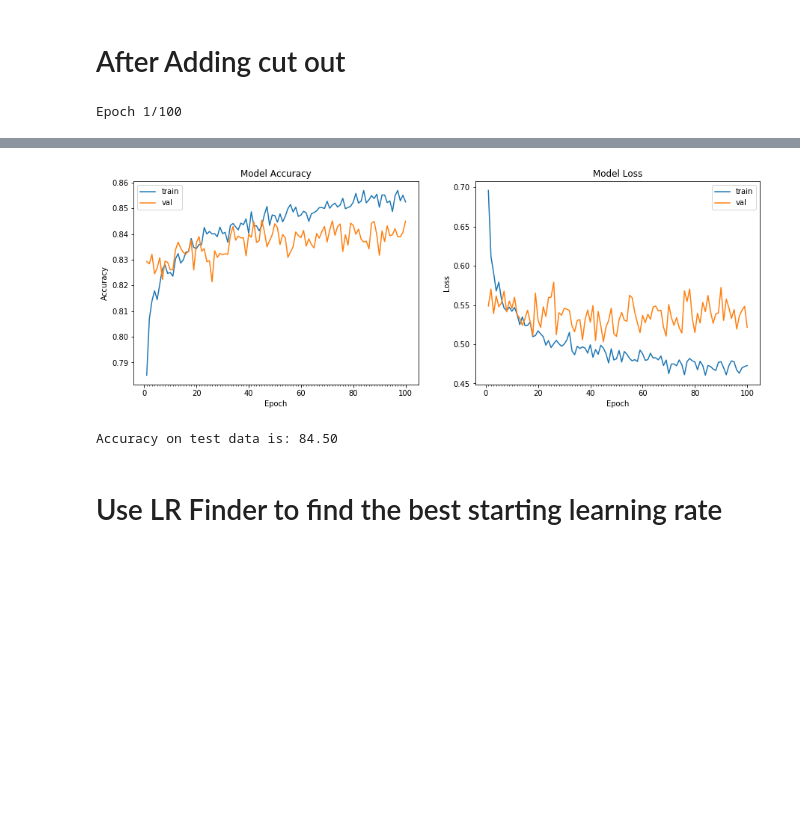
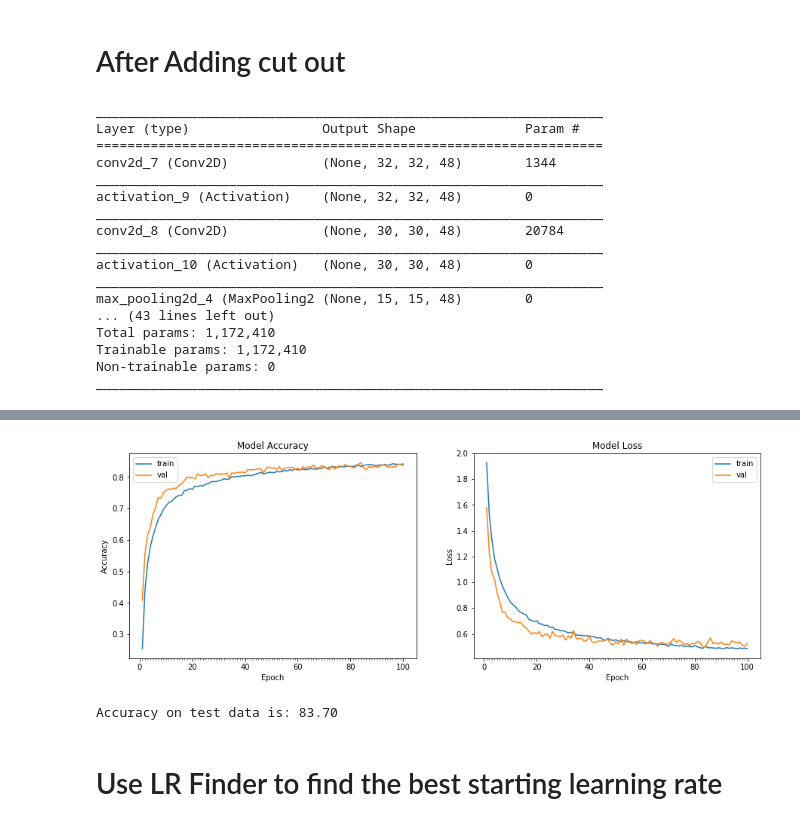
Before and after one commit to balsrini/Assignment11, a Jupyter notebook: Assignment11.ipynb, the cells around one changed output, grey strips where cells are left out. Cells and saved outputs as stored; diff of their text form; code cells hidden in the pictures; blank space fills up the shorter version.

```diff
--- a/Assignment11.ipynb
+++ b/Assignment11.ipynb
@@ -17,10 +17,20 @@ Using TensorFlow backend.
 # %%
-from keras.datasets import cifar10
-(train_features, train_labels), (test_features, test_labels) = cifar10.load_data()
-num_train, img_rows, img_cols,img_channels =  train_features.shape
-num_test, _, _, _ =  test_features.shape
-num_classes = len(np.unique(train_labels))
+def reinit(normalize = True):
+    from keras.datasets import cifar10
+    (train_features, train_labels), (test_features, test_labels) = cifar10.load_data()
+    num_train, img_rows, img_cols,img_channels =  train_features.shape
+    num_test, _, _, _ =  test_features.shape
+    num_classes = len(np.unique(train_labels))
+    if normalize:
+        train_features = train_features.astype('float32')/255
+        test_features = test_features.astype('float32')/255
+        # convert class labels to binary class labels
+        train_labels = np_utils.to_categorical(train_labels, num_classes)
+        test_labels = np_utils.to_categorical(test_labels, num_classes)
+    return (num_classes,train_features,train_labels,test_features,test_labels)
 # %%
+
+(num_classes,train_features,train_labels,test_features,test_labels) = reinit(False)
 class_names = ['airplane','automobile','bird','cat','deer',
                'dog','frog','horse','ship','truck']
 fig = plt.figure(figsize=(8,3))
@@ -100,4 +104,5 @@ def modelDefine():
     model.add(Dropout(0.5))
     model.add(Dense(num_classes, activation='softmax'))
     # Compile the model
-    model.compile(optimizer='adam', loss='categorical_crossentropy', metrics=['accuracy'])
+    model.summary()
+    return model
@@ -142,18 +109,5 @@ _________________________________________________________________
 # %% [markdown]
 # Making the code work
-# %%
-def reinit():
-    from keras.datasets import cifar10
-    (train_features, train_labels), (test_features, test_labels) = cifar10.load_data()
-    num_train, img_rows, img_cols,img_channels =  train_features.shape
-    num_test, _, _, _ =  test_features.shape
-    num_classes = len(np.unique(train_labels))
-    train_features = train_features.astype('float32')/255
-    test_features = test_features.astype('float32')/255
-    # convert class labels to binary class labels
-    train_labels = np_utils.to_categorical(train_labels, num_classes)
-    test_labels = np_utils.to_categorical(test_labels, num_classes)
-    return
 # %%
 from keras.preprocessing.image import ImageDataGenerator
 
@@ -230,8 +201,11 @@ def get_random_eraser(p=0.5, s_l=0.02, s_h=0.4, r_1=0.3, r_2=1/0.3, v_l=0, v_h=2
     return eraser
 # %%
 from keras.preprocessing.image import ImageDataGenerator
-reinit()
-modelDefine()
+
+(num_classes,train_features,train_labels,test_features,test_labels) = reinit()
+model = modelDefine()
+model.compile(optimizer='adam', loss='categorical_crossentropy', metrics=['accuracy'])
+
 datagen = ImageDataGenerator(zoom_range=0.0,horizontal_flip=False,preprocessing_function=get_random_eraser(v_l=0, v_h=1, pixel_level=False))
 
 # train the model
@@ -247,4 +221,20 @@ plot_model_history(model_info)
 # compute test accuracy
 print ("Accuracy on test data is: %0.2f"%accuracy(test_features, test_labels, model))
 # %% [output]
-Epoch 1/100
+_________________________________________________________________
+Layer (type)                 Output Shape              Param #
+=================================================================
+conv2d_7 (Conv2D)            (None, 32, 32, 48)        1344
+_________________________________________________________________
+activation_9 (Activation)    (None, 32, 32, 48)        0
+_________________________________________________________________
+conv2d_8 (Conv2D)            (None, 30, 30, 48)        20784
+_________________________________________________________________
+activation_10 (Activation)   (None, 30, 30, 48)        0
+_________________________________________________________________
+max_pooling2d_4 (MaxPooling2 (None, 15, 15, 48)        0
+... (43 lines left out)
+Total params: 1,172,410
+Trainable params: 1,172,410
+Non-trainable params: 0
+_________________________________________________________________
@@ -268,5 +258,5 @@ Model took 767.77 seconds to train
-[figure, old version]
+[figure, new version]
-Accuracy on test data is: 84.50
+Accuracy on test data is: 83.70
 # %% [markdown]
 # Use LR Finder to find the best starting learning rate
 # %%
```
Also changed, not shown: parts of 18 cells of this notebook.
